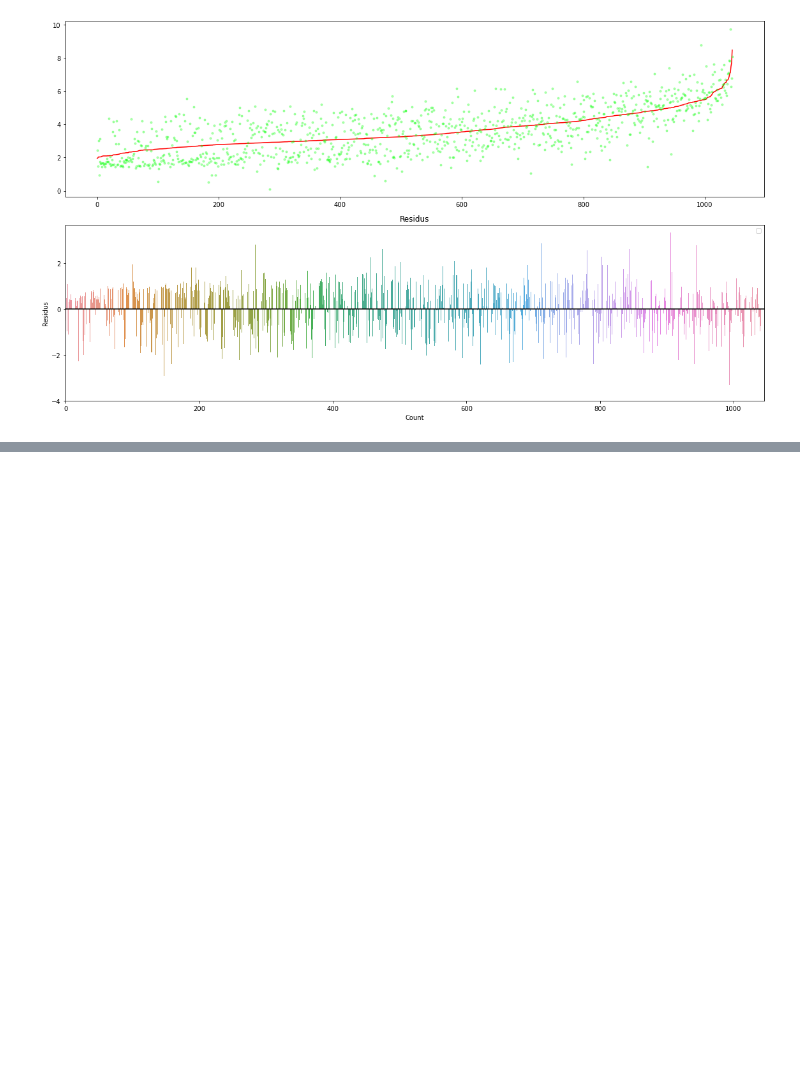
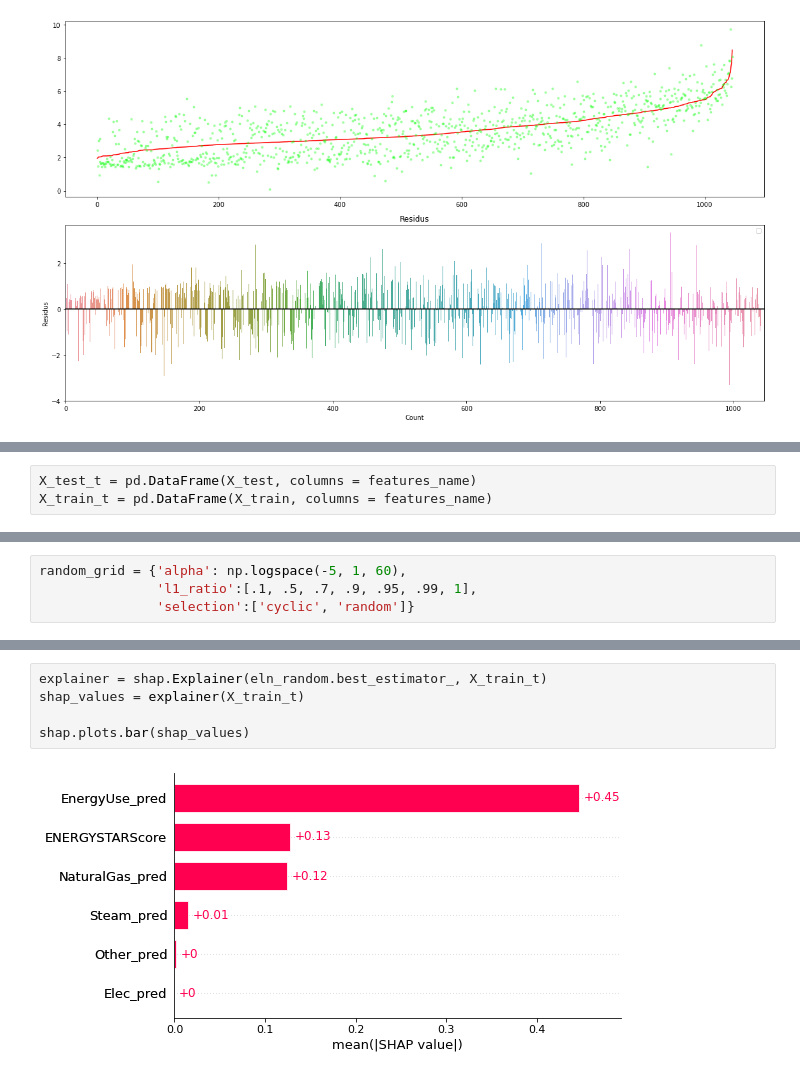
Before and after one commit to MathieuDaulard/buildings_elec_consumption, a Jupyter notebook: Emission.ipynb, the cells around one changed output, grey strips where cells are left out. Drawn from its saved outputs; the diff is of its cells as text; blank space fills up the shorter version.

```diff
--- a/Emission.ipynb
+++ b/Emission.ipynb
@@ -456,0 +509,3 @@ No handles with labels found to put in legend.
+# %%
+X_test_t = pd.DataFrame(X_test, columns = features_name)
+X_train_t = pd.DataFrame(X_train, columns = features_name)
@@ -456,0 +514,4 @@ No handles with labels found to put in legend.
+# %%
+random_grid = {'alpha': np.logspace(-5, 1, 60),
+               'l1_ratio':[.1, .5, .7, .9, .95, .99, 1],
+               'selection':['cyclic', 'random']}
@@ -456,0 +598,7 @@ No handles with labels found to put in legend.
+# %%
+explainer = shap.Explainer(eln_random.best_estimator_, X_train_t)
+shap_values = explainer(X_train_t)
+
+shap.plots.bar(shap_values)
+# %% [output]
+[figure, added]
```
Also changed, not shown: parts of 52 cells of this notebook.
